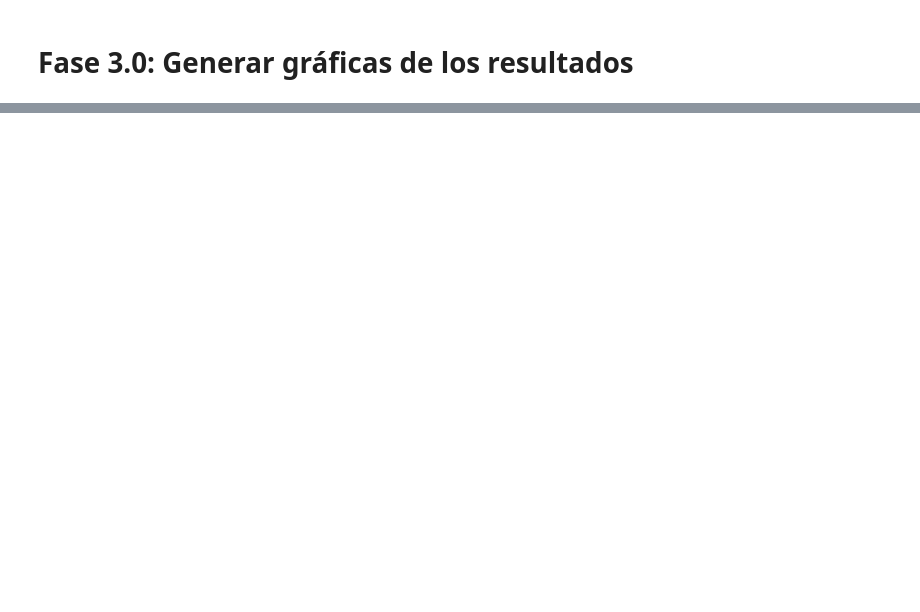
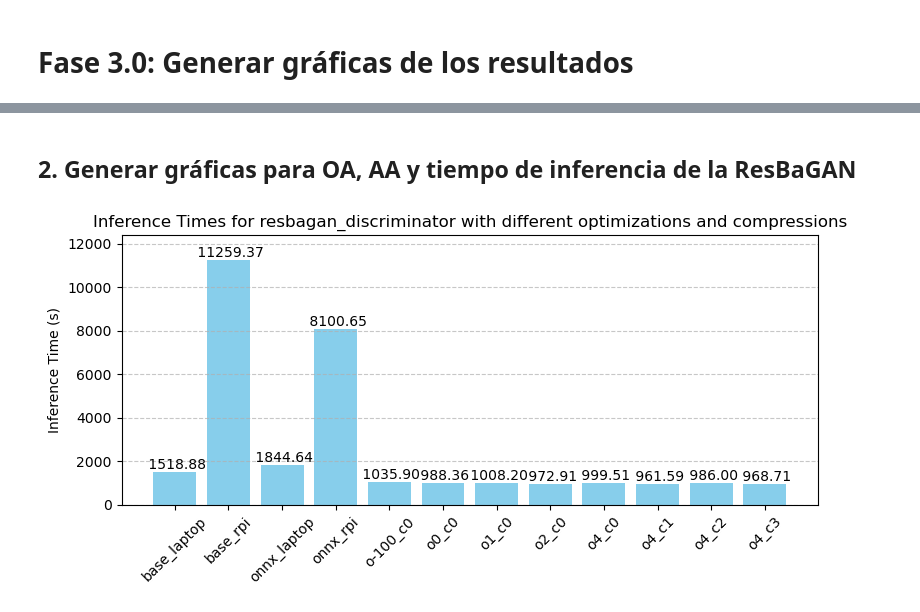
Before and after one commit to pablogcfuentes/hyper-rpi, a Jupyter notebook: notebooks/30_AUX_Graphs.ipynb, the cells around one changed output, grey strips where cells are left out. Drawn from its saved outputs; the diff is of its cells as text; code cells hidden in the pictures; blank space fills up the shorter version.

```diff
--- a/notebooks/30_AUX_Graphs.ipynb
+++ b/notebooks/30_AUX_Graphs.ipynb
@@ -162,0 +179,59 @@ plt.show()
+# %% [markdown]
+## 2. Generar gráficas para OA, AA y tiempo de inferencia de la ResBaGAN
+# %%
+# Datos iniciales
+
+model_names_resbagan = [
+    "base_laptop",
+    "base_rpi",
+    "onnx_laptop",
+    "onnx_rpi",
+    "o-100_c0",
+    "o0_c0",
+    "o1_c0",
+    "o2_c0",
+    "o4_c0",
+    "o4_c1",
+    "o4_c2",
+    "o4_c3",
+]
+# %%
+# Graficar los tiempos de inferencia
+inference_times = [
+    1518.8807,
+    11259.3677,
+    1844.6441,
+    8100.6450,
+    1035.9008,
+    988.3645,
+    1008.1954,
+    972.9149,
+    999.5060,
+    961.5865,
+    986.0043,
+    968.7084
+]
+
+plt.figure(figsize=(8, 4))
+bars = plt.bar(model_names_resbagan, inference_times, color='skyblue')
+
+# Añadimos valores encima de las barras
+for bar, value in zip(bars, inference_times):
+    plt.text(bar.get_x() + bar.get_width() / 2,
+             bar.get_height() + 2,
+             f'{value: .2f}',
+             ha='center', va='bottom', fontsize=10)
+
+plt.ylim(top=max(inference_times) * 1.1)
+plt.ylabel("Inference Time (s)")
+plt.title("Inference Times for resbagan_discriminator with different optimizations and compressions")
+plt.xticks(rotation=45)
+plt.grid(axis='y', linestyle='--', alpha=0.7)
+plt.tight_layout()
+
+# Guardar y mostrar la imagen
+plt.savefig("../results/graphs/inference_times_resbagan_discriminator.png")
+plt.savefig("../results/graphs/inference_times_resbagan_discriminator.pdf", dpi=300)
+plt.show()
+# %% [output]
+[figure, added]
```
Also changed, not shown: parts of 9 cells of this notebook, 22 other files.
